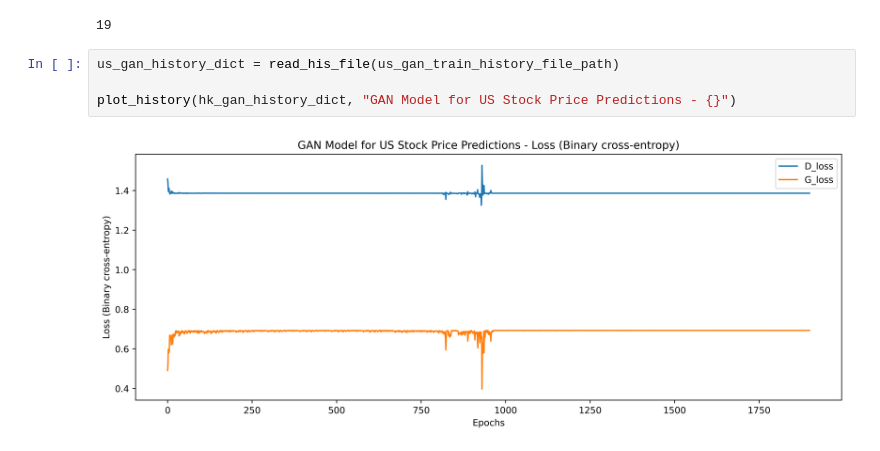
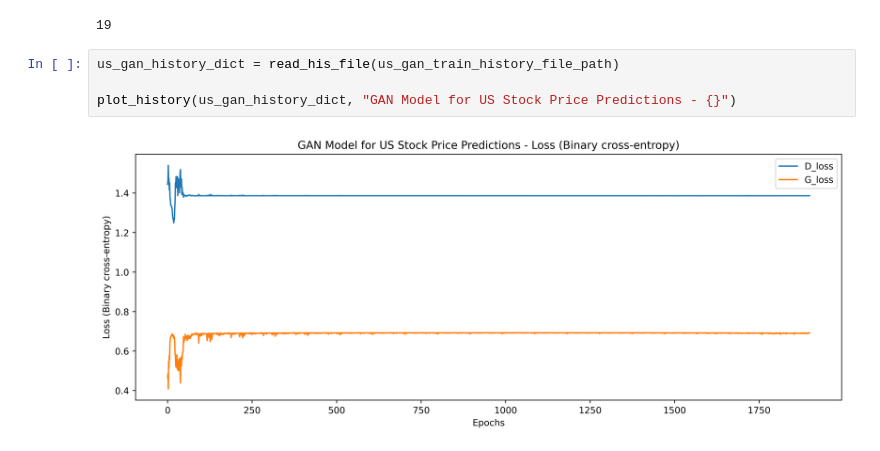
Before and after one commit to wilsonvolker/comparative-study-bgru-gan-model, a Jupyter notebook: 3.2. Model Training - GAN.ipynb, the cells around one changed output. Cells and saved outputs as stored; diff of their text form.

Commit message:
update training history graph of GAN  US model

```diff
--- a/3.2. Model Training - GAN.ipynb
+++ b/3.2. Model Training - GAN.ipynb
@@ -753,6 +753,6 @@ hk_gan_history_dict['epoch'][1800]
 # %%
 us_gan_history_dict = read_his_file(us_gan_train_history_file_path)
 
-plot_history(hk_gan_history_dict, "GAN Model for US Stock Price Predictions - {}")
+plot_history(us_gan_history_dict, "GAN Model for US Stock Price Predictions - {}")
 # %% [output]
-[figure, old version]
+[figure, new version]
```
